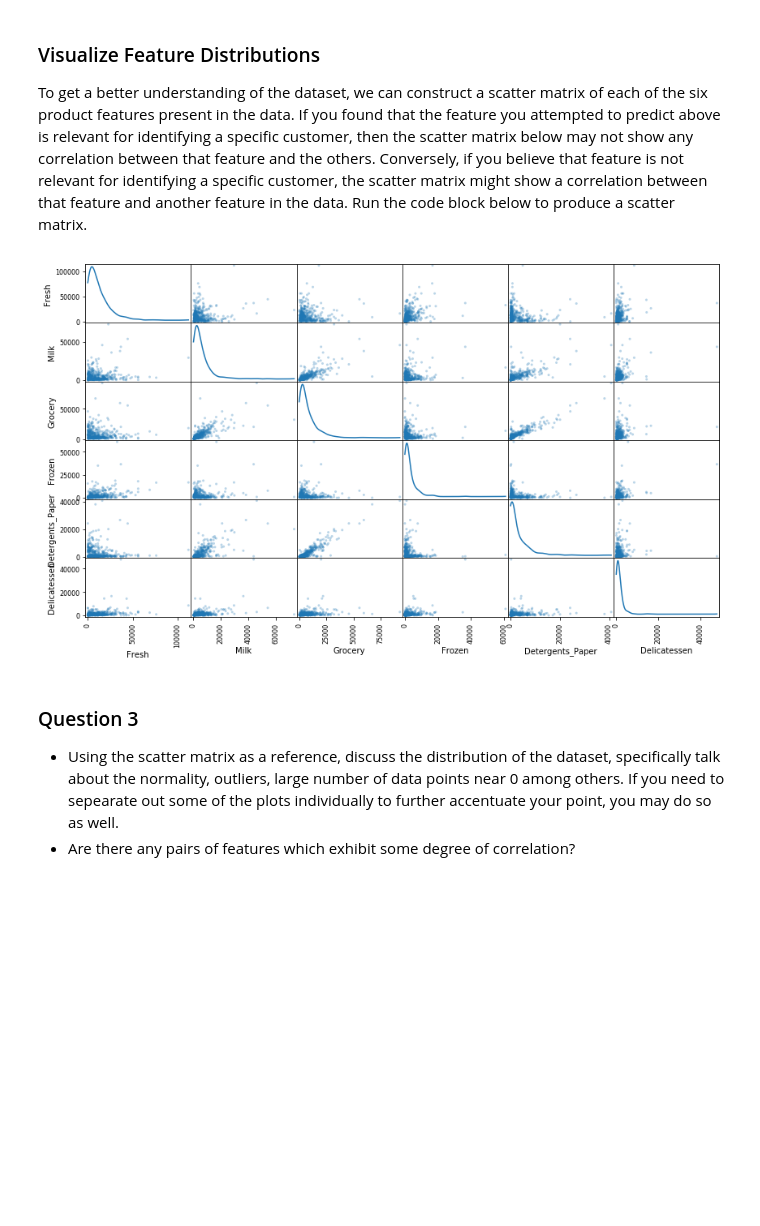
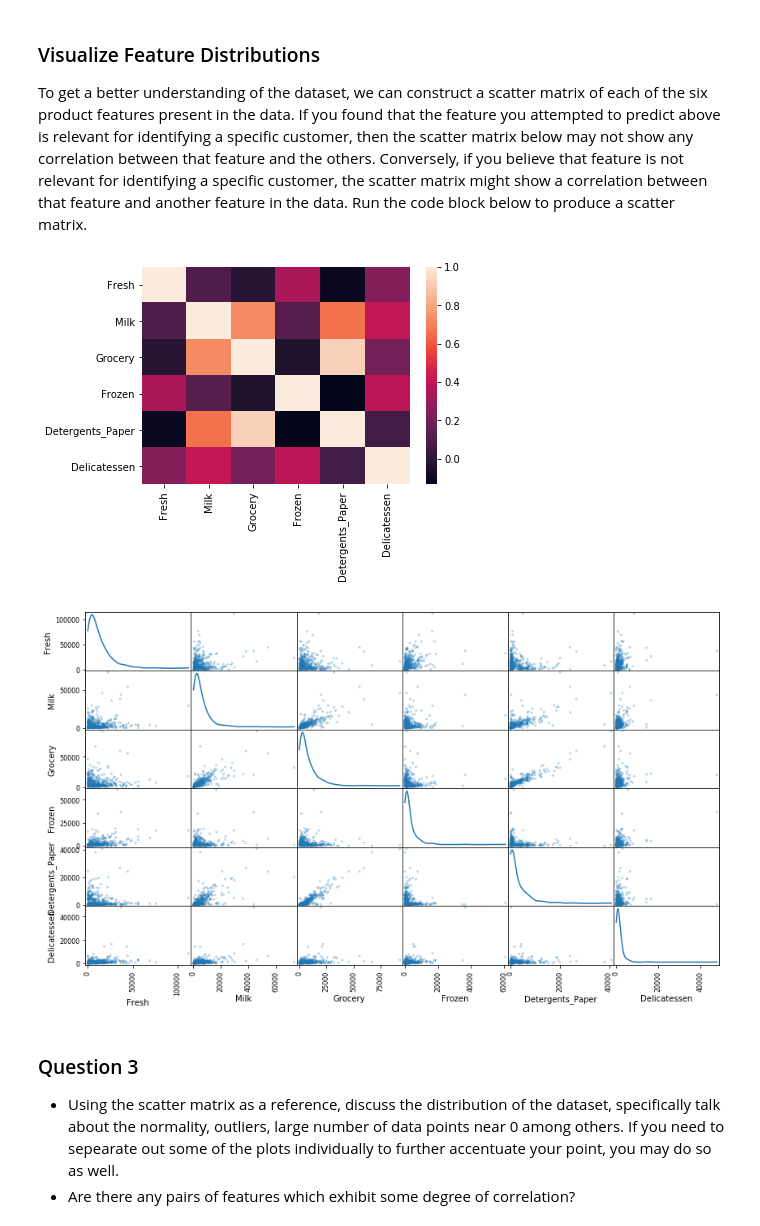
Before and after one commit to wang-zhe/Udacity-Review-Statistics, a Jupyter notebook: customer_segments.ipynb, the cells around one changed output. Saved outputs shown, nothing was run; the diff lists cells and outputs as text; code cells hidden in the pictures; blank space fills up the shorter version.

```diff
--- a/customer_segments.ipynb
+++ b/customer_segments.ipynb
@@ -136,9 +163,14 @@ print(score)
 To get a better understanding of the dataset, we can construct a scatter matrix of each of the six product features present in the data. If you found that the feature you attempted to predict above is relevant for identifying a specific customer, then the scatter matrix below may not show any correlation between that feature and the others. Conversely, if you believe that feature is not relevant for identifying a specific customer, the scatter matrix might show a correlation between that feature and another feature in the data. Run the code block below to produce a scatter matrix.
 # %%
 # Produce a scatter matrix for each pair of features in the data
+
+data.corr(method='pearson')
+import seaborn as sns
+sns.heatmap(data.corr(method='pearson'))
 pd.scatter_matrix(data, alpha = 0.3, figsize = (14,8), diagonal = 'kde');
 # %% [output]
-[figure, old version]
+[figure, new version]
+[figure, added]
 # %% [markdown]
 ### Question 3
 * Using the scatter matrix as a reference, discuss the distribution of the dataset, specifically talk about the normality, outliers, large number of data points near 0 among others. If you need to sepearate out some of the plots individually to further accentuate your point, you may do so as well.
```
Also changed, not shown: parts of 39 cells of this notebook.
